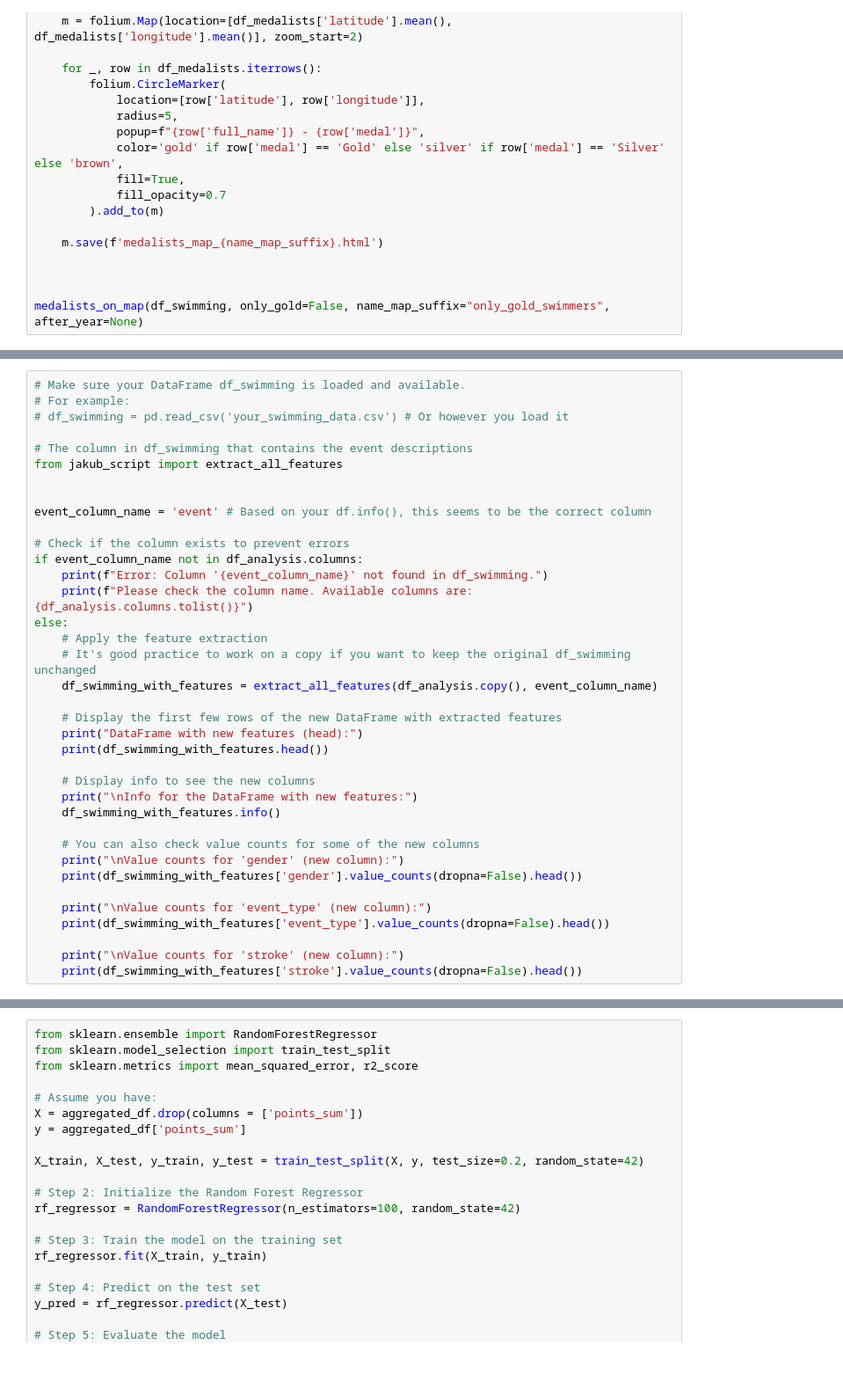
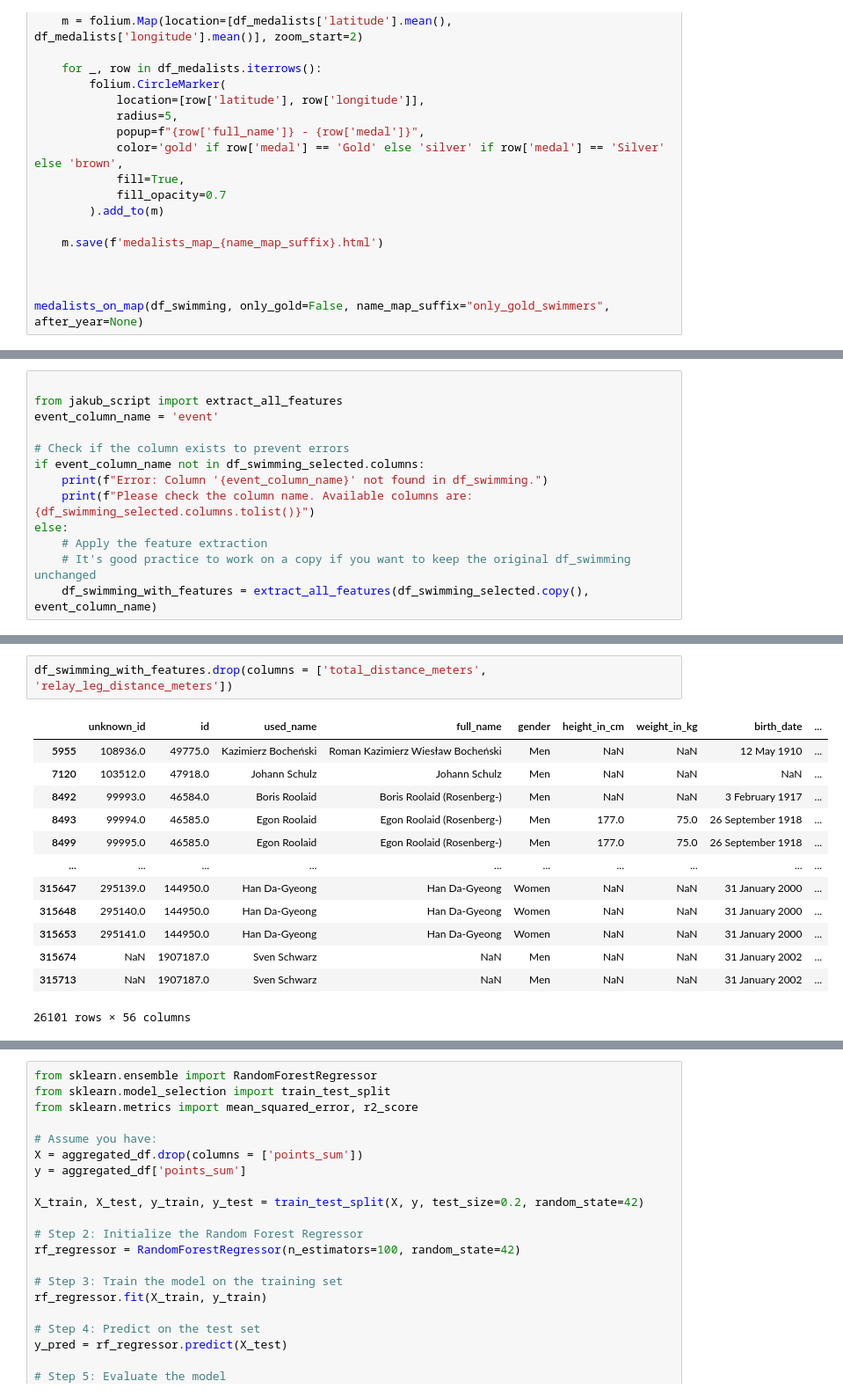
Before and after one commit to KirillKovalchuk02/turing_datathon, a Jupyter notebook: Kirill.ipynb, the cells around one changed output, grey strips where cells are left out. Shown: that part at 88% size. Saved outputs shown, nothing was run; the diff lists cells and outputs as text; blank space fills up the shorter version.

```diff
--- a/Kirill.ipynb
+++ b/Kirill.ipynb
@@ -81,37 +87,13 @@ medalists_on_map(df_swimming, only_gold=False, name_map_suffix="only_gold_swimme
 # %%
-# Make sure your DataFrame df_swimming is loaded and available.
-# For example:
-# df_swimming = pd.read_csv('your_swimming_data.csv') # Or however you load it
 
-# The column in df_swimming that contains the event descriptions
 from jakub_script import extract_all_features
-
-
-event_column_name = 'event' # Based on your df.info(), this seems to be the correct column
+event_column_name = 'event'
 
 # Check if the column exists to prevent errors
-if event_column_name not in df_analysis.columns:
+if event_column_name not in df_swimming_selected.columns:
     print(f"Error: Column '{event_column_name}' not found in df_swimming.")
-    print(f"Please check the column name. Available columns are: {df_analysis.columns.tolist()}")
+    print(f"Please check the column name. Available columns are: {df_swimming_selected.columns.tolist()}")
 else:
     # Apply the feature extraction
     # It's good practice to work on a copy if you want to keep the original df_swimming unchanged
-    df_swimming_with_features = extract_all_features(df_analysis.copy(), event_column_name)
-
-    # Display the first few rows of the new DataFrame with extracted features
-    print("DataFrame with new features (head):")
-    print(df_swimming_with_features.head())
-
-    # Display info to see the new columns
-    print("\nInfo for the DataFrame with new features:")
-    df_swimming_with_features.info()
-
-    # You can also check value counts for some of the new columns
-    print("\nValue counts for 'gender' (new column):")
-    print(df_swimming_with_features['gender'].value_counts(dropna=False).head())
-
-    print("\nValue counts for 'event_type' (new column):")
-    print(df_swimming_with_features['event_type'].value_counts(dropna=False).head())
-
-    print("\nValue counts for 'stroke' (new column):")
-    print(df_swimming_with_features['stroke'].value_counts(dropna=False).head())
+    df_swimming_with_features = extract_all_features(df_swimming_selected.copy(), event_column_name)
@@ -118 +140,17 @@ else:
+# %%
+df_swimming_with_features.drop(columns = ['total_distance_meters', 'relay_leg_distance_meters'])
+# %% [output]
+|  | unknown_id | id | used_name | full_name | gender | height_in_cm | weight_in_kg | birth_date | ... |
+| 5955 | 108936.0 | 49775.0 | Kazimierz Bocheński | Roman Kazimierz Wiesław Bocheński | Men | NaN | NaN | 12 May 1910 | ... |
+| 7120 | 103512.0 | 47918.0 | Johann Schulz | Johann Schulz | Men | NaN | NaN | NaN | ... |
+| 8492 | 99993.0 | 46584.0 | Boris Roolaid | Boris Roolaid (Rosenberg-) | Men | NaN | NaN | 3 February 1917 | ... |
+| 8493 | 99994.0 | 46585.0 | Egon Roolaid | Egon Roolaid (Rosenberg-) | Men | 177.0 | 75.0 | 26 September 1918 | ... |
+| 8499 | 99995.0 | 46585.0 | Egon Roolaid | Egon Roolaid (Rosenberg-) | Men | 177.0 | 75.0 | 26 September 1918 | ... |
+| ... | ... | ... | ... | ... | ... | ... | ... | ... | ... |
+| 315647 | 295139.0 | 144950.0 | Han Da-Gyeong | Han Da-Gyeong | Women | NaN | NaN | 31 January 2000 | ... |
+| 315648 | 295140.0 | 144950.0 | Han Da-Gyeong | Han Da-Gyeong | Women | NaN | NaN | 31 January 2000 | ... |
+| 315653 | 295141.0 | 144950.0 | Han Da-Gyeong | Han Da-Gyeong | Women | NaN | NaN | 31 January 2000 | ... |
+| 315674 | NaN | 1907187.0 | Sven Schwarz | NaN | Men | NaN | NaN | 31 January 2002 | ... |
+| 315713 | NaN | 1907187.0 | Sven Schwarz | NaN | Men | NaN | NaN | 31 January 2002 | ... |
+26101 rows × 56 columns
 # %%
```
Also changed, not shown: parts of 4 cells of this notebook.
